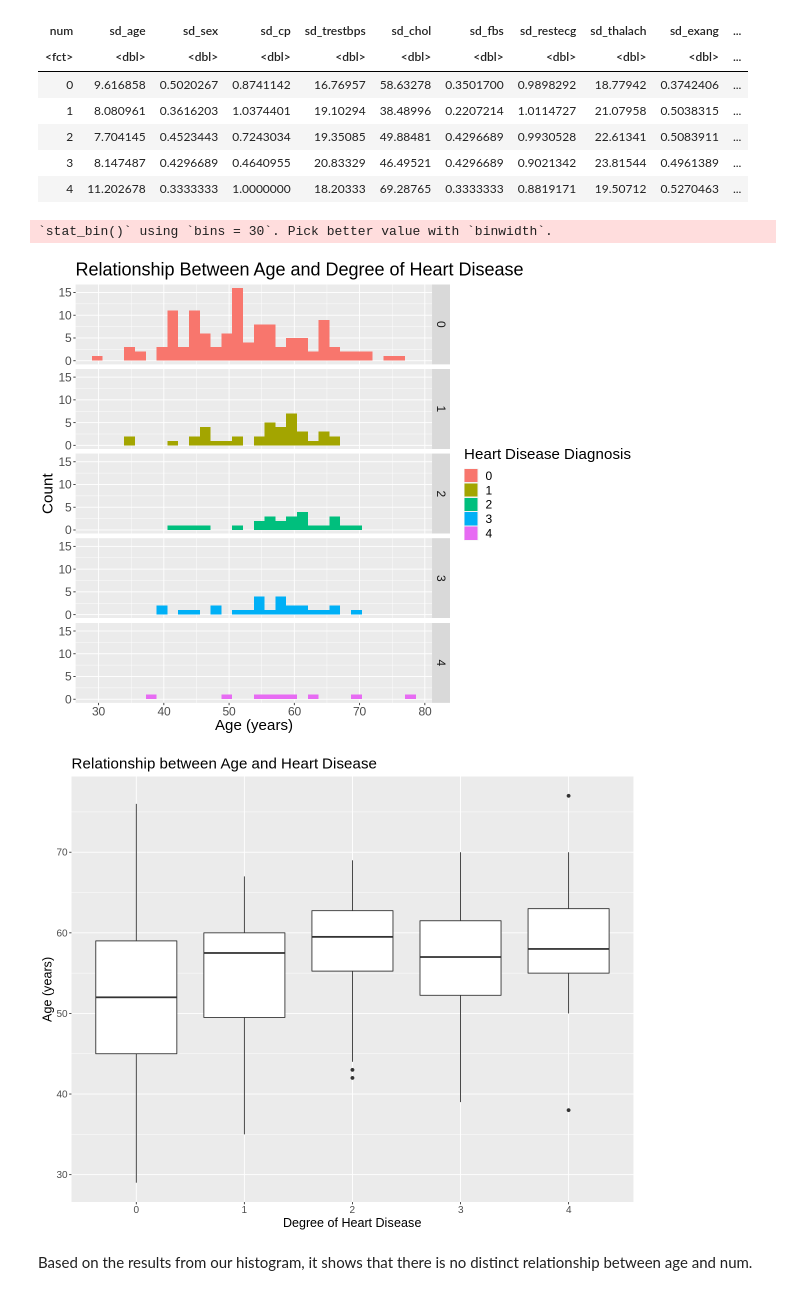
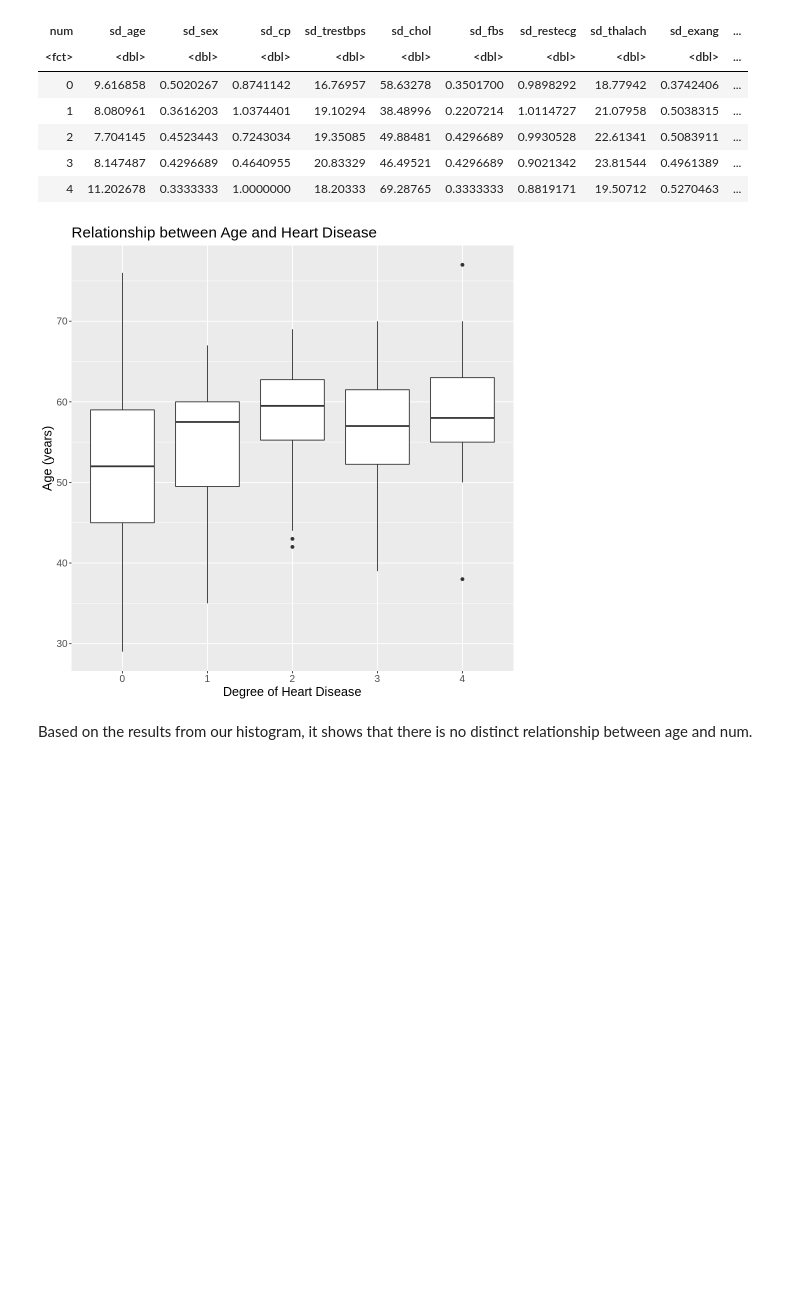
Before and after one commit to mikayladitosto/dsci-100-2023s1-group-14, a Jupyter notebook: Project.ipynb, the cells around one changed output. Drawn from its saved outputs; the diff is of its cells as text; code cells hidden in the pictures; blank space fills up the shorter version.

```diff
--- a/Project.ipynb
+++ b/Project.ipynb
@@ -177,29 +186,17 @@ A tibble: 5 × 14
 | 3 | 8.147487 | 0.4296689 | 0.4640955 | 20.83329 | 46.49521 | 0.4296689 | 0.9021342 | 23.81544 | 0.4961389 | ... |
 | 4 | 11.202678 | 0.3333333 | 1.0000000 | 18.20333 | 69.28765 | 0.3333333 | 0.8819171 | 19.50712 | 0.5270463 | ... |
 # %%
-options(repr.plot.height = 8, repr.plot.width = 10)
-age_hist <- ggplot(cleveland_training, aes(x = age, fill = num)) +
-  geom_histogram(position = "identity") +
-  facet_grid(rows = vars(num)) +
-  labs(x = "Age (years)",
-       y = "Count",
-       fill = "Heart Disease Diagnosis") +
-  ggtitle("Relationship Between Age and Degree of Heart Disease") +
-  theme(text = element_text(size = 18))
-age_hist
-
+options(repr.plot.height = 8, repr.plot.width = 8)
 age_plot <- cleveland_training |>
     ggplot(aes(y = age, x = num)) +
     geom_boxplot() +
     labs(x = "Degree of Heart Disease",
          y = "Age (years)") +
     theme(text = element_text(size = 15)) +
     ggtitle("Relationship between Age and Heart Disease")
 age_plot
 # %% [output]
-`stat_bin()` using `bins = 30`. Pick better value with `binwidth`.
-[figure, old version]
+[figure, new version]
-[figure, removed]
 # %% [markdown]
 Based on the results from our histogram, it shows that there is no distinct relationship between age and num.
 # %%
```
Also changed, not shown: parts of 19 cells of this notebook.
